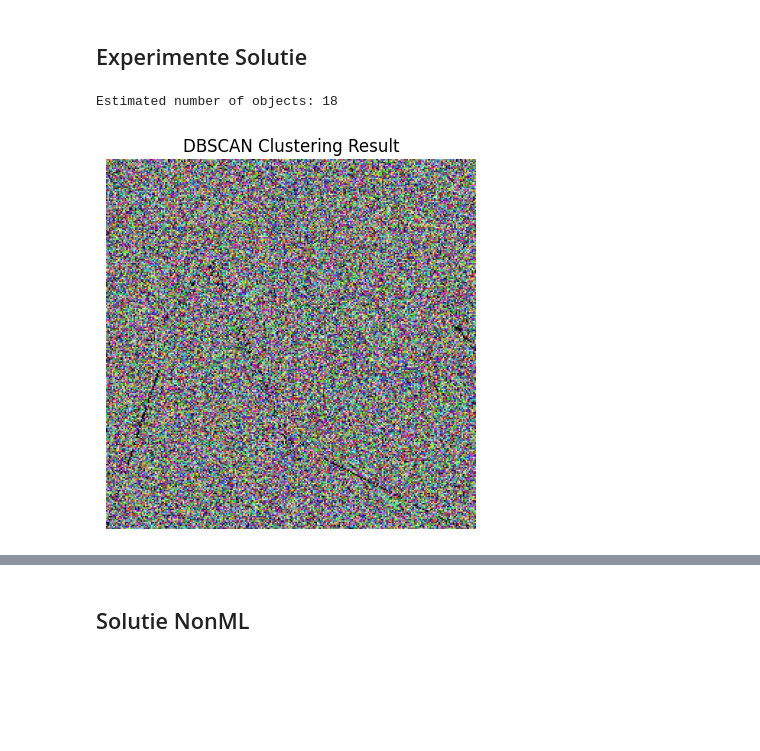
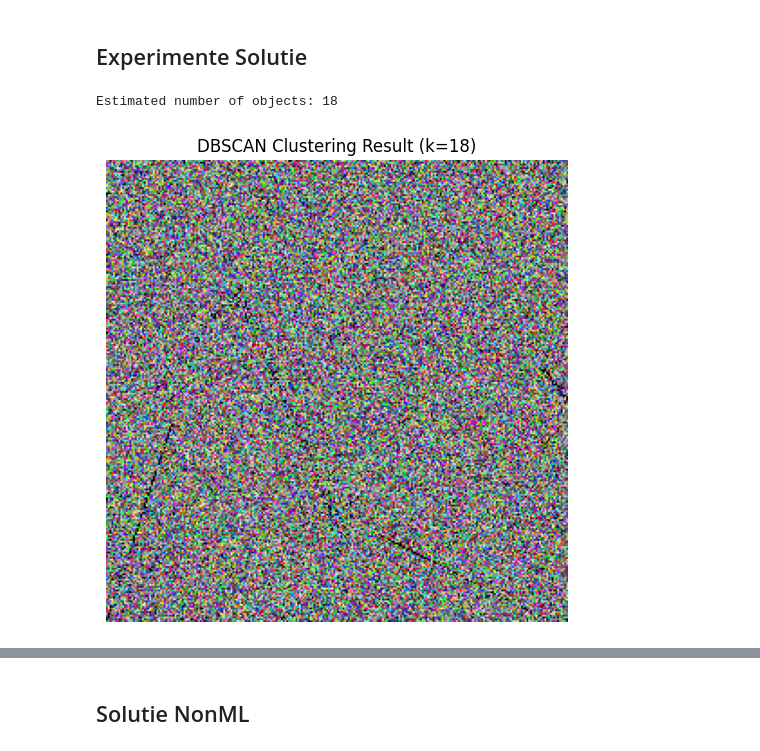
Before and after one commit to bogdan-miron/olimpiada-nationala-ai-cluj-team-2025, a Jupyter notebook: solutii/solutie_alex/Solutie.ipynb, the cells around one changed output, grey strips where cells are left out. Saved outputs shown, nothing was run; the diff lists cells and outputs as text; code cells hidden in the pictures; blank space fills up the shorter version.

```diff
--- a/solutii/solutie_alex/Solutie.ipynb
+++ b/solutii/solutie_alex/Solutie.ipynb
@@ -25,38 +25,65 @@ def image_to_pixel_features(image_path):
 # %%
 pixels, width, height = image_to_pixel_features("../../images2/image_00000.png")
 # %%
-from PIL import Image
 import numpy as np
+import matplotlib.pyplot as plt
+from sklearn.preprocessing import StandardScaler
 from sklearn.cluster import DBSCAN
-import matplotlib.pyplot as plt
 
+def dbscan_image_segmentation(pixels, height, width, eps=0.5, min_samples=5, show_plot=False):
+    """
+    Applies DBSCAN clustering to an image's pixel data.
 
-from sklearn.preprocessing import StandardScaler
-X_scaled = StandardScaler().fit_transform(pixels)
+    Args:
+        pixels (np.ndarray): Flattened array of image pixels (shape: height*width x features).
+        height (int): Height of the original image.
+        width (int): Width of the original image.
+        eps (float): DBSCAN epsilon parameter (neighborhood radius).
+        min_samples (int): DBSCAN minimum number of samples for a core point.
+        show_plot (bool): Whether to plot the result.
 
-# Apply DBSCAN
-db = DBSCAN(eps=0.5, min_samples=5).fit(X_scaled)
-labels = db.labels_
+    Returns:
+        Tuple[np.ndarray, np.ndarray, int]:
+            - labels: Array of cluster labels for each pixel.
+            - clustered_img: Image with color-coded clusters.
+            - n_clusters: Number of clusters found (excluding noise).
+    """
 
-# Number of clusters found (excluding noise)
-n_clusters = len(set(labels)) - (1 if -1 in labels else 0)
-print(f"Estimated number of objects: {n_clusters}")
+    # Scale features
+    X_scaled = StandardScaler().fit_transform(pixels)
 
-# Visualize the clustering result
-# Assign each pixel the color of its cluster
-label_colors = np.array([
-    [np.random.randint(0, 255) for _ in range(3)] if label != -1 else [0, 0, 0]
-    for label in labels
-])
+    # Apply DBSCAN
+    db = DBSCAN(eps=eps, min_samples=min_samples).fit(X_scaled)
+    labels = db.labels_
 
-clustered_img = label_colors.reshape((height, width, 3)).astype(np.uint8)
+    # Count clusters
+    n_clusters = len(set(labels)) - (1 if -1 in labels else 0)
+    print(f"Estimated number of objects: {n_clusters}")
 
-# Show the clustered image
-plt.imshow(clustered_img)
-plt.title("DBSCAN Clustering Result")
-plt.axis('off')
-plt.show()
+    # Assign each label a random color (noise = black)
+    label_colors = np.array([
+        [np.random.randint(0, 255) for _ in range(3)] if label != -1 else [0, 0, 0]
+        for label in labels
+    ])
+
+    clustered_img = label_colors.reshape((height, width, 3)).astype(np.uint8)
+
+    # Optional visualization
+    if show_plot:
+        plt.figure(figsize=(6, 6))
+        plt.imshow(clustered_img)
+        plt.title(f"DBSCAN Clustering Result (k={n_clusters})")
+        plt.axis('off')
+        plt.show()
+
+    return labels, clustered_img, n_clusters
+
+pixels, width, height = image_to_pixel_features("../../images2/image_00000.png")
+
+labels, clustered_image, num_clusters = dbscan_image_segmentation(
+    pixels, height, width, eps=0.5, min_samples=5, show_plot=True
+)
 # %% [output]
 Estimated number of objects: 18
-[figure, old version]
+[figure, new version]
 # %%
```
Also changed, not shown: parts of 7 cells of this notebook, 2 other files.
